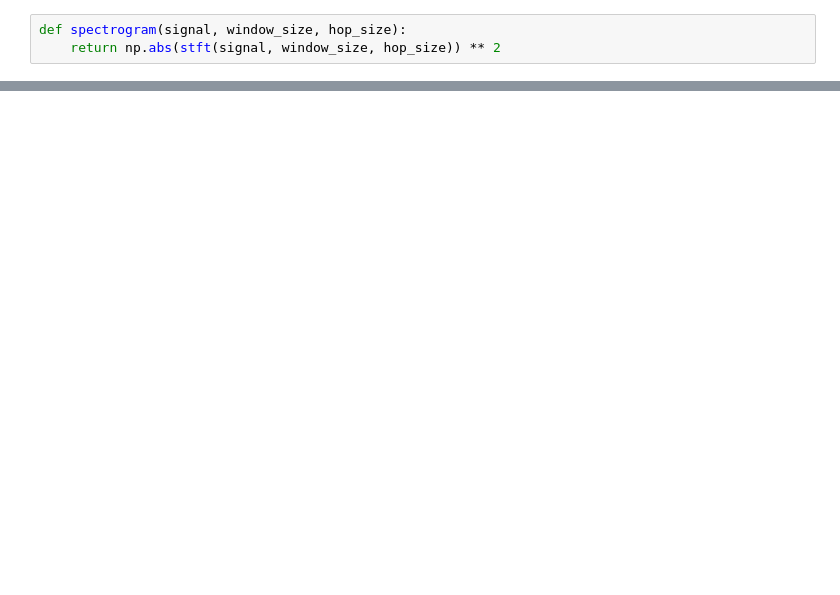
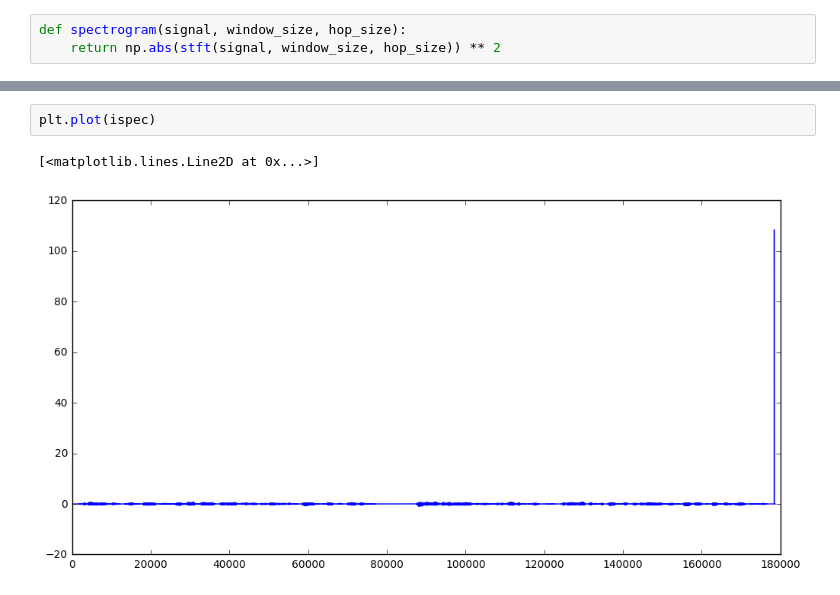
Before and after one commit to kharvd/spectrum-experiments, a Jupyter notebook: griffin_lim.ipynb, the cells around one changed output, grey strips where cells are left out. Drawn from its saved outputs; the diff is of its cells as text; blank space fills up the shorter version.

```diff
--- a/griffin_lim.ipynb
+++ b/griffin_lim.ipynb
@@ -121 +182,6 @@ plt.colorbar()
+# %%
+plt.plot(ispec)
+# %% [output]
+[<matplotlib.lines.Line2D at 0x...>]
+[figure, added]
 # %%
```
Also changed, not shown: parts of 11 cells of this notebook, 1 other file.
